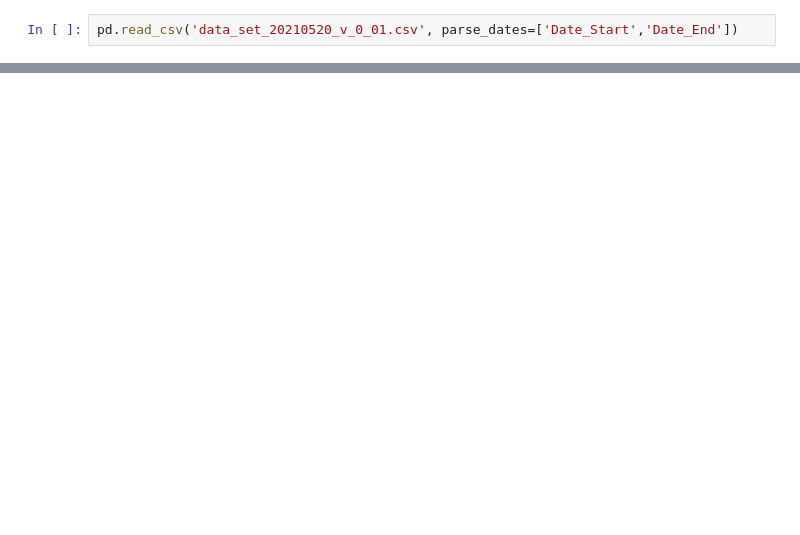
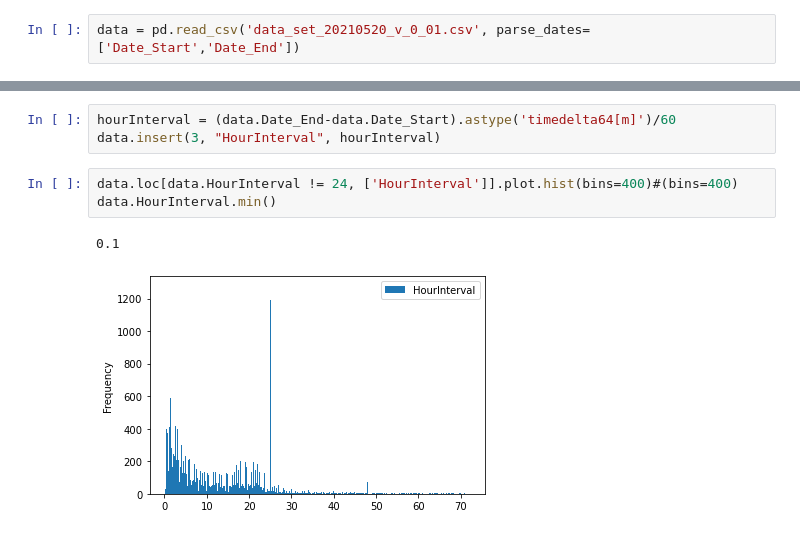
Before and after one commit to nantoniou/Fuel-Consumption-Forecasting-Noon-Reports, a Jupyter notebook: Noon_Report_Analysis.ipynb, the cells around one changed output, grey strips where cells are left out. Drawn from its saved outputs; the diff is of its cells as text; blank space fills up the shorter version.

Commit message:
Initiate project and add basic descriptive graphs

```diff
--- a/Noon_Report_Analysis.ipynb
+++ b/Noon_Report_Analysis.ipynb
@@ -4,2 +5,2 @@ import numpy as np
 # %%
-pd.read_csv('data_set_20210520_v_0_01.csv', parse_dates=['Date_Start','Date_End'])
+data = pd.read_csv('data_set_20210520_v_0_01.csv', parse_dates=['Date_Start','Date_End'])
@@ -19,0 +7,9 @@ pd.read_csv('data_set_20210520_v_0_01.csv', parse_dates=['Date_Start','Date_End'
+# %%
+hourInterval = (data.Date_End-data.Date_Start).astype('timedelta64[m]')/60
+data.insert(3, "HourInterval", hourInterval)
+# %%
+data.loc[data.HourInterval != 24, ['HourInterval']].plot.hist(bins=400)#(bins=400)
+data.HourInterval.min()
+# %% [output]
+0.1
+[figure, added]
```
Also changed, not shown: parts of 12 cells of this notebook.
